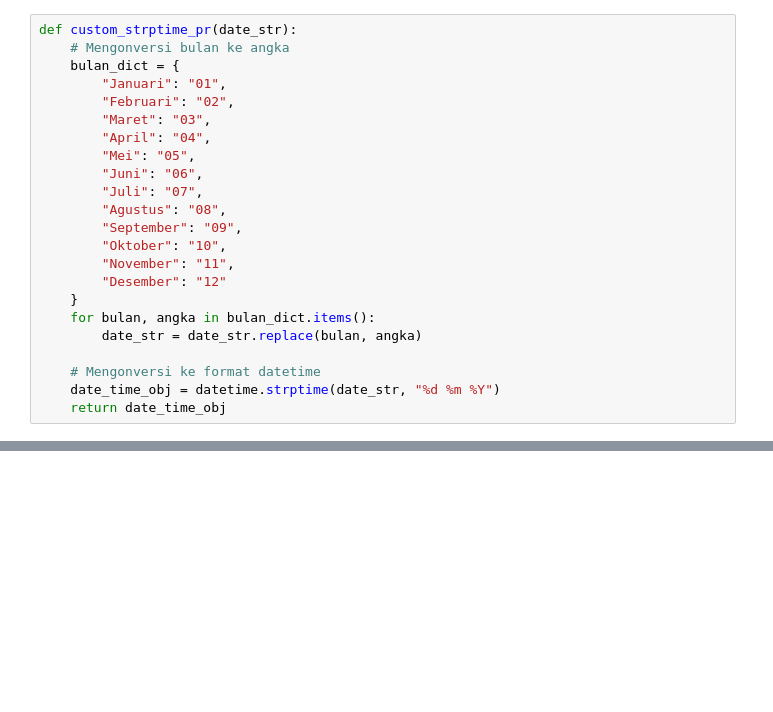
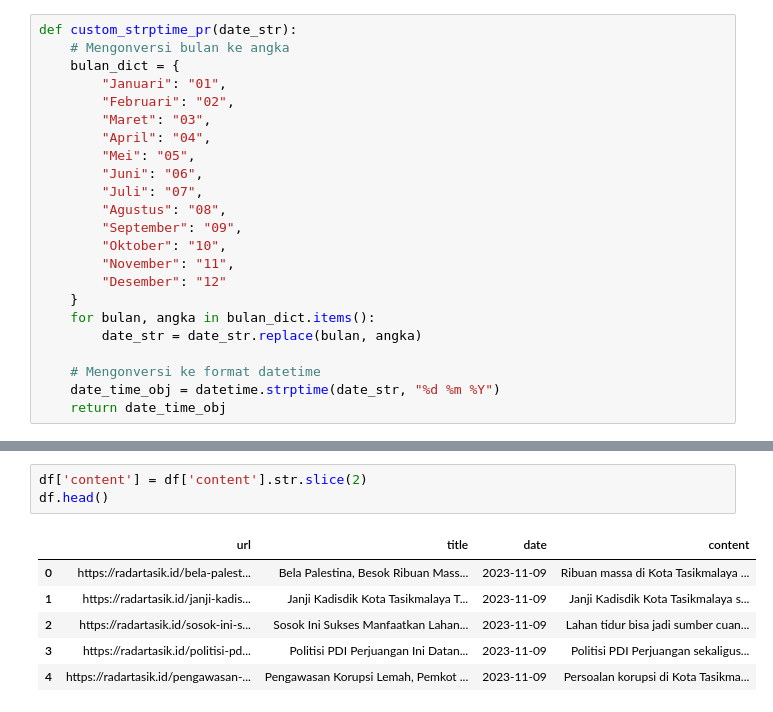
Before and after one commit to azwanazamuddin/newsscraper_tasik, a Jupyter notebook: news_radar_tasik.ipynb, the cells around one changed output, grey strips where cells are left out. Saved outputs shown, nothing was run; the diff lists cells and outputs as text; blank space fills up the shorter version.

Commit message:
add radar tasik data

```diff
--- a/news_radar_tasik.ipynb
+++ b/news_radar_tasik.ipynb
@@ -138,0 +173,10 @@ df
+# %%
+df['content'] = df['content'].str.slice(2)
+df.head()
+# %% [output]
+|  | url | title | date | content |
+| 0 | https://radartasik.id/bela-palest... | Bela Palestina, Besok Ribuan Mass... | 2023-11-09 | Ribuan massa di Kota Tasikmalaya ... |
+| 1 | https://radartasik.id/janji-kadis... | Janji Kadisdik Kota Tasikmalaya T... | 2023-11-09 | Janji Kadisdik Kota Tasikmalaya s... |
+| 2 | https://radartasik.id/sosok-ini-s... | Sosok Ini Sukses Manfaatkan Lahan... | 2023-11-09 | Lahan tidur bisa jadi sumber cuan... |
+| 3 | https://radartasik.id/politisi-pd... | Politisi PDI Perjuangan Ini Datan... | 2023-11-09 | Politisi PDI Perjuangan sekaligus... |
+| 4 | https://radartasik.id/pengawasan-... | Pengawasan Korupsi Lemah, Pemkot ... | 2023-11-09 | Persoalan korupsi di Kota Tasikma... |
```
Also changed, not shown: parts of 11 cells of this notebook, 2 other files.
